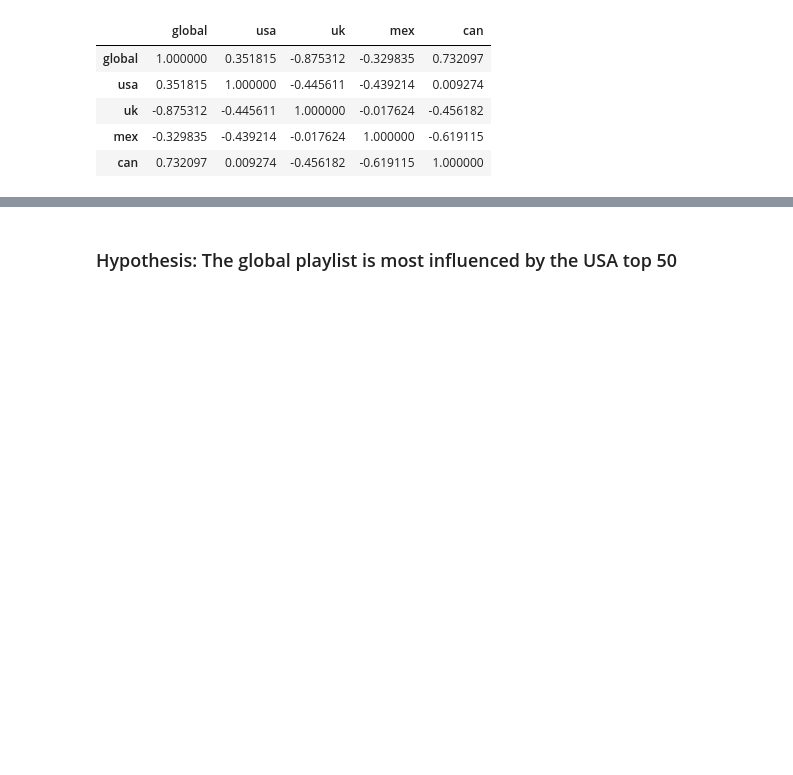
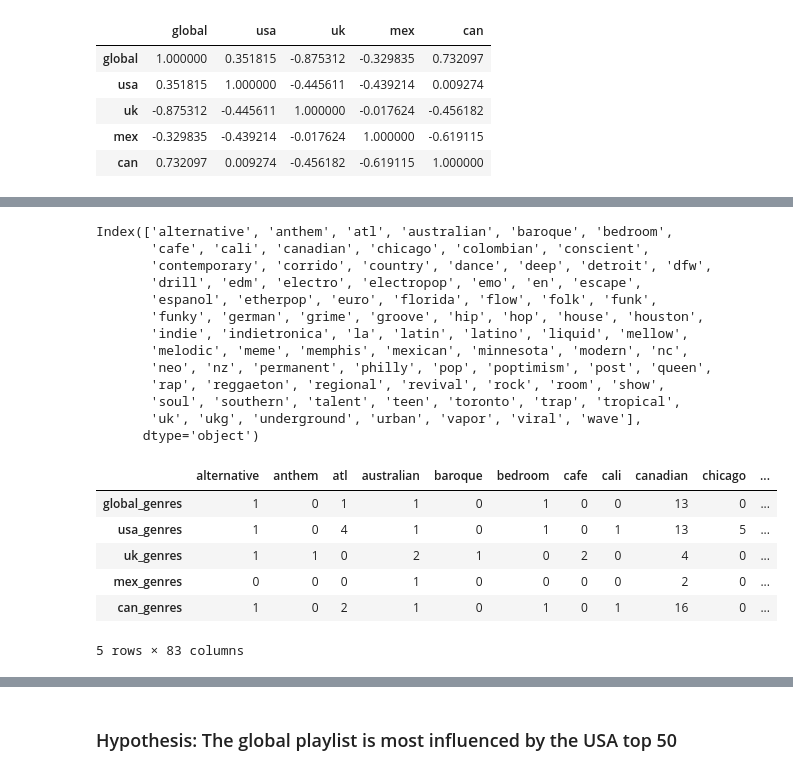
Before and after one commit to jakemull13/spotify_musical_tastes_analysis, a Jupyter notebook: capstone.ipynb, the cells around one changed output, grey strips where cells are left out. Drawn from its saved outputs; the diff is of its cells as text; code cells hidden in the pictures; blank space fills up the shorter version.

```diff
--- a/capstone.ipynb
+++ b/capstone.ipynb
@@ -552,0 +553,43 @@ can_genres = string_all_genres(can_df)
+# %%
+# Scikit Learn
+from sklearn.feature_extraction.text import CountVectorizer
+
+# Create the Document Term Matrix
+count_vectorizer = CountVectorizer(stop_words='english')
+count_vectorizer = CountVectorizer()
+sparse_matrix = count_vectorizer.fit_transform(documents)
+
+# OPTIONAL: Convert Sparse Matrix to Pandas Dataframe if you want to see the word frequencies.
+doc_term_matrix = sparse_matrix.todense()
+genre_frequency_df = pd.DataFrame(doc_term_matrix,
+                  columns=count_vectorizer.get_feature_names(),
+                  index=['global_genres', 'usa_genres', 'uk_genres', 'mex_genres', 'can_genres'])
+
+#inspect columns, check for any that should be combined
+genre_frequency_df.columns
+
+# 'hip hop' should be counted one genre, not two separate ones. Everything else looks fine.
+genre_frequency_df['hip hop'] = genre_frequency_df['hip']
+genre_frequency_df.drop(columns=['hip', 'hop'], inplace=True)
+genre_frequency_df
+# %% [output]
+Index(['alternative', 'anthem', 'atl', 'australian', 'baroque', 'bedroom',
+       'cafe', 'cali', 'canadian', 'chicago', 'colombian', 'conscient',
+       'contemporary', 'corrido', 'country', 'dance', 'deep', 'detroit', 'dfw',
+       'drill', 'edm', 'electro', 'electropop', 'emo', 'en', 'escape',
+       'espanol', 'etherpop', 'euro', 'florida', 'flow', 'folk', 'funk',
+       'funky', 'german', 'grime', 'groove', 'hip', 'hop', 'house', 'houston',
+       'indie', 'indietronica', 'la', 'latin', 'latino', 'liquid', 'mellow',
+       'melodic', 'meme', 'memphis', 'mexican', 'minnesota', 'modern', 'nc',
+       'neo', 'nz', 'permanent', 'philly', 'pop', 'poptimism', 'post', 'queen',
+       'rap', 'reggaeton', 'regional', 'revival', 'rock', 'room', 'show',
+       'soul', 'southern', 'talent', 'teen', 'toronto', 'trap', 'tropical',
+       'uk', 'ukg', 'underground', 'urban', 'vapor', 'viral', 'wave'],
+      dtype='object')
+|  | alternative | anthem | atl | australian | baroque | bedroom | cafe | cali | canadian | chicago | ... |
+| global_genres | 1 | 0 | 1 | 1 | 0 | 1 | 0 | 0 | 13 | 0 | ... |
+| usa_genres | 1 | 0 | 4 | 1 | 0 | 1 | 0 | 1 | 13 | 5 | ... |
+| uk_genres | 1 | 1 | 0 | 2 | 1 | 0 | 2 | 0 | 4 | 0 | ... |
+| mex_genres | 0 | 0 | 0 | 1 | 0 | 0 | 0 | 0 | 2 | 0 | ... |
+| can_genres | 1 | 0 | 2 | 1 | 0 | 1 | 0 | 1 | 16 | 0 | ... |
+5 rows × 83 columns
```
Also changed, not shown: parts of 5 cells of this notebook, 1 other file.
